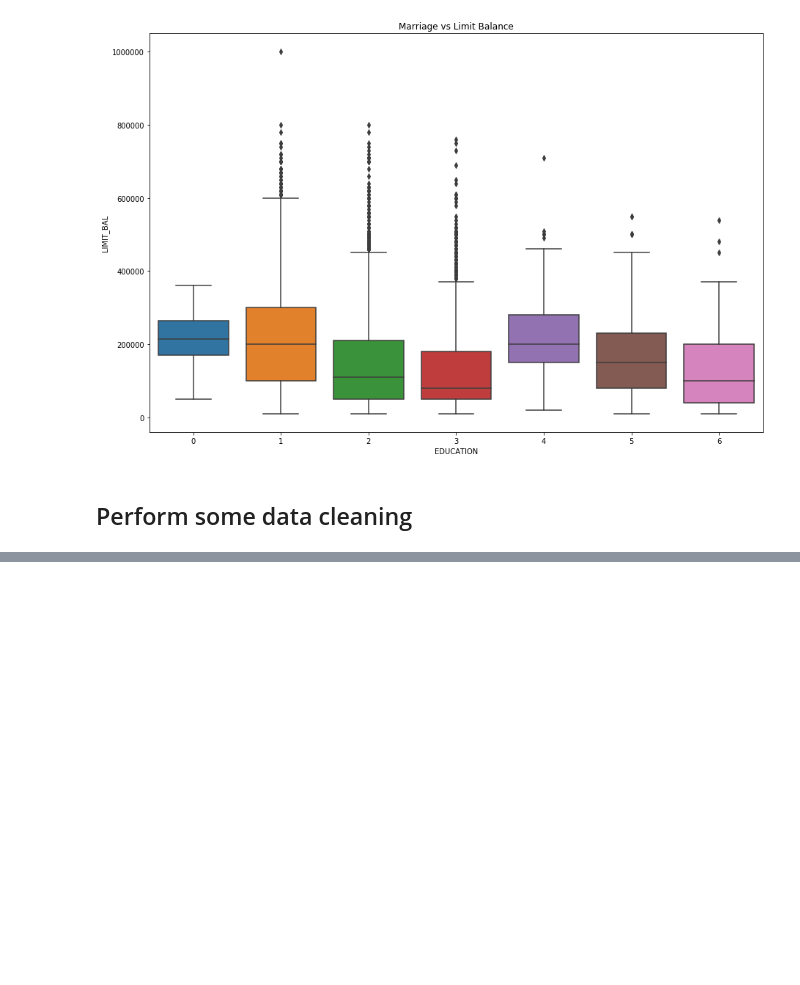
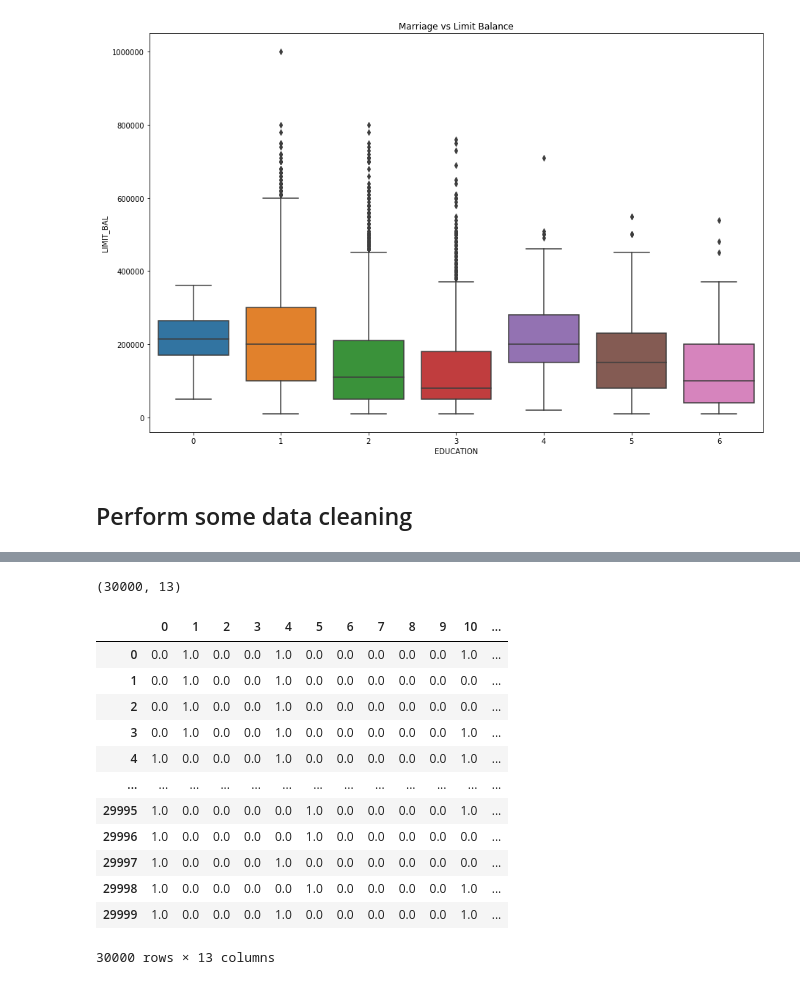
Before and after one commit to speri203/Credit-Default-Prediction, a Jupyter notebook: Credit_Default_Prediction.ipynb, the cells around one changed output, grey strips where cells are left out. Cells and saved outputs as stored; diff of their text form; code cells hidden in the pictures; blank space fills up the shorter version.

Commit message:
Cleaned data and applied one-hot encoding for categorical variables

```diff
--- a/Credit_Default_Prediction.ipynb
+++ b/Credit_Default_Prediction.ipynb
@@ -213,3 +213,7 @@ plt.show()
 [figure]
 # %% [markdown]
 ## Perform some data cleaning
+# %%
+## Saving categorical variables in a dataframe
+df_cat = df[['SEX', 'EDUCATION', 'MARRIAGE']]
+df_cat
@@ -215,0 +234,26 @@ plt.show()
+# %%
+## For training, these need to be one-hot encoded
+from sklearn.preprocessing import OneHotEncoder
+one_hot = OneHotEncoder()
+cat_arr = one_hot.fit_transform(df_cat).toarray() ## This is so we can convert back to df
+# %%
+cat_arr.shape
+# %% [output]
+(30000, 13)
+# %%
+df_cat = pd.DataFrame(data = cat_arr)
+df_cat
+# %% [output]
+|  | 0 | 1 | 2 | 3 | 4 | 5 | 6 | 7 | 8 | 9 | 10 | ... |
+| 0 | 0.0 | 1.0 | 0.0 | 0.0 | 1.0 | 0.0 | 0.0 | 0.0 | 0.0 | 0.0 | 1.0 | ... |
+| 1 | 0.0 | 1.0 | 0.0 | 0.0 | 1.0 | 0.0 | 0.0 | 0.0 | 0.0 | 0.0 | 0.0 | ... |
+| 2 | 0.0 | 1.0 | 0.0 | 0.0 | 1.0 | 0.0 | 0.0 | 0.0 | 0.0 | 0.0 | 0.0 | ... |
+| 3 | 0.0 | 1.0 | 0.0 | 0.0 | 1.0 | 0.0 | 0.0 | 0.0 | 0.0 | 0.0 | 1.0 | ... |
+| 4 | 1.0 | 0.0 | 0.0 | 0.0 | 1.0 | 0.0 | 0.0 | 0.0 | 0.0 | 0.0 | 1.0 | ... |
+| ... | ... | ... | ... | ... | ... | ... | ... | ... | ... | ... | ... | ... |
+| 29995 | 1.0 | 0.0 | 0.0 | 0.0 | 0.0 | 1.0 | 0.0 | 0.0 | 0.0 | 0.0 | 1.0 | ... |
+| 29996 | 1.0 | 0.0 | 0.0 | 0.0 | 0.0 | 1.0 | 0.0 | 0.0 | 0.0 | 0.0 | 0.0 | ... |
+| 29997 | 1.0 | 0.0 | 0.0 | 0.0 | 1.0 | 0.0 | 0.0 | 0.0 | 0.0 | 0.0 | 0.0 | ... |
+| 29998 | 1.0 | 0.0 | 0.0 | 0.0 | 0.0 | 1.0 | 0.0 | 0.0 | 0.0 | 0.0 | 1.0 | ... |
+| 29999 | 1.0 | 0.0 | 0.0 | 0.0 | 1.0 | 0.0 | 0.0 | 0.0 | 0.0 | 0.0 | 1.0 | ... |
+30000 rows × 13 columns
```
Also changed, not shown: parts of 6 cells of this notebook.
